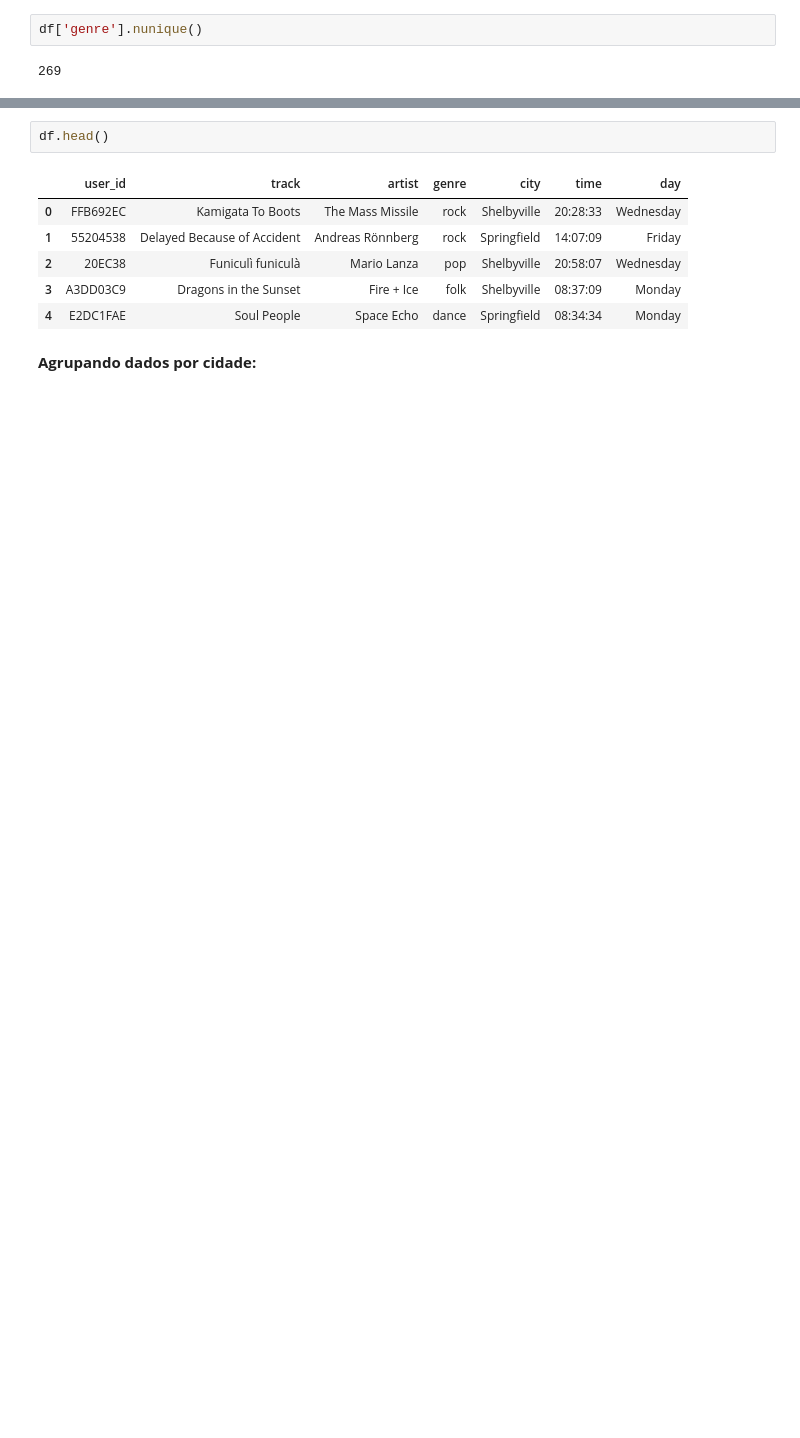
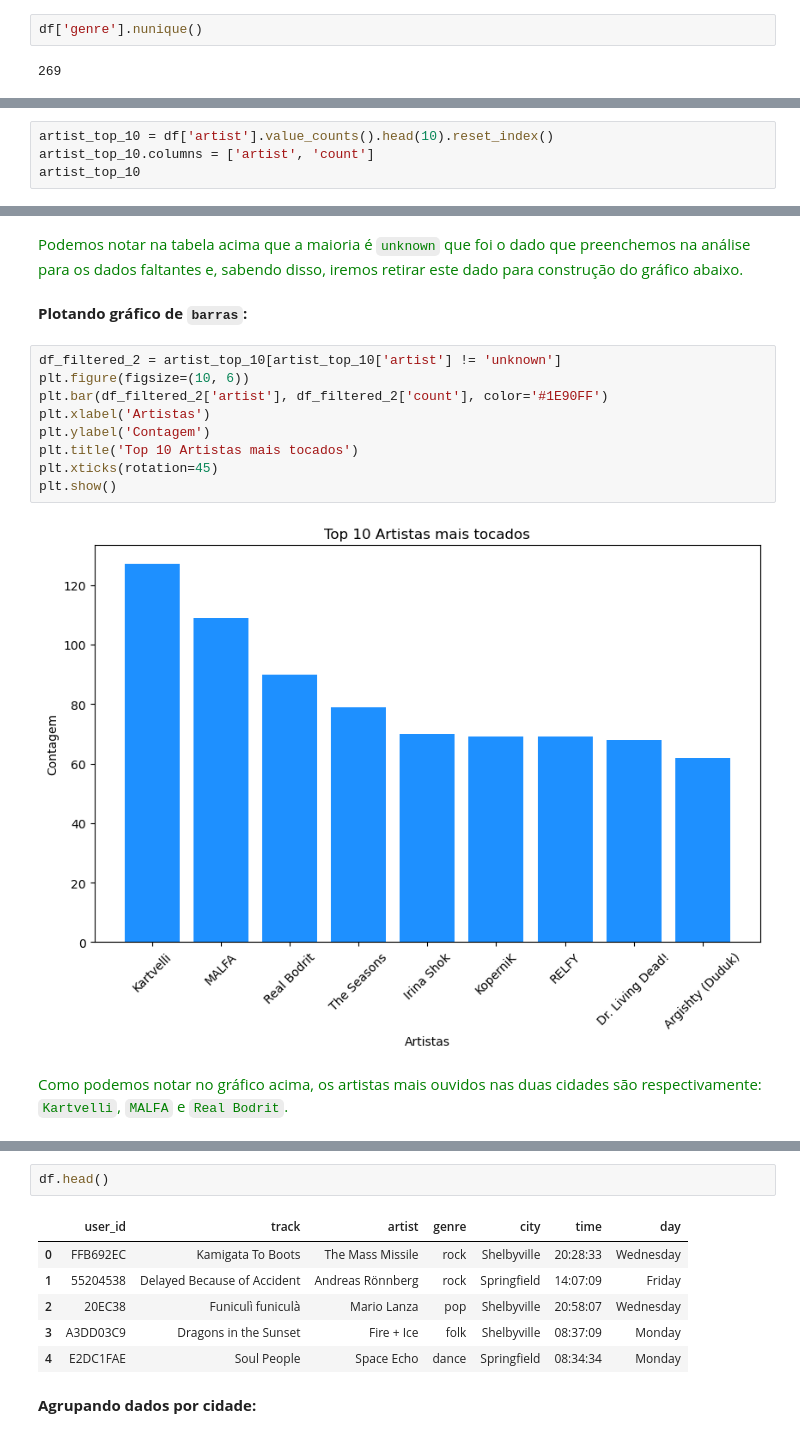
Before and after one commit to Marcusprog/Personal-Projects, a Jupyter notebook: Sprint 2/Projeto sprint 2.ipynb, the cells around one changed output, grey strips where cells are left out. Drawn from its saved outputs; the diff is of its cells as text; blank space fills up the shorter version.

```diff
--- a/Sprint 2/Projeto sprint 2.ipynb
+++ b/Sprint 2/Projeto sprint 2.ipynb
@@ -314,0 +294,4 @@ A hipótese afirma que existem diferenças no consumo de música pelos usuários
+# %%
+artist_top_10 = df['artist'].value_counts().head(10).reset_index()
+artist_top_10.columns = ['artist', 'count']
+artist_top_10
@@ -314,0 +310,17 @@ A hipótese afirma que existem diferenças no consumo de música pelos usuários
+# %% [markdown]
+<span style="color:green;">Podemos notar na tabela acima que a maioria é ``unknown`` que foi o dado que preenchemos na análise para os dados faltantes e, sabendo disso, iremos retirar este dado para construção do gráfico abaixo.</span>
+# %% [markdown]
+**Plotando gráfico de ``barras``:**
+# %%
+df_filtered_2 = artist_top_10[artist_top_10['artist'] != 'unknown']
+plt.figure(figsize=(10, 6))
+plt.bar(df_filtered_2['artist'], df_filtered_2['count'], color='#1E90FF')
+plt.xlabel('Artistas')
+plt.ylabel('Contagem')
+plt.title('Top 10 Artistas mais tocados')
+plt.xticks(rotation=45)
+plt.show()
+# %% [output]
+[figure, added]
+# %% [markdown]
+<span style="color:green;">Como podemos notar no gráfico acima, os artistas mais ouvidos nas duas cidades são respectivamente: ``Kartvelli``, ``MALFA`` e ``Real Bodrit``.</span>
```
Also changed, not shown: parts of 106 cells of this notebook.
